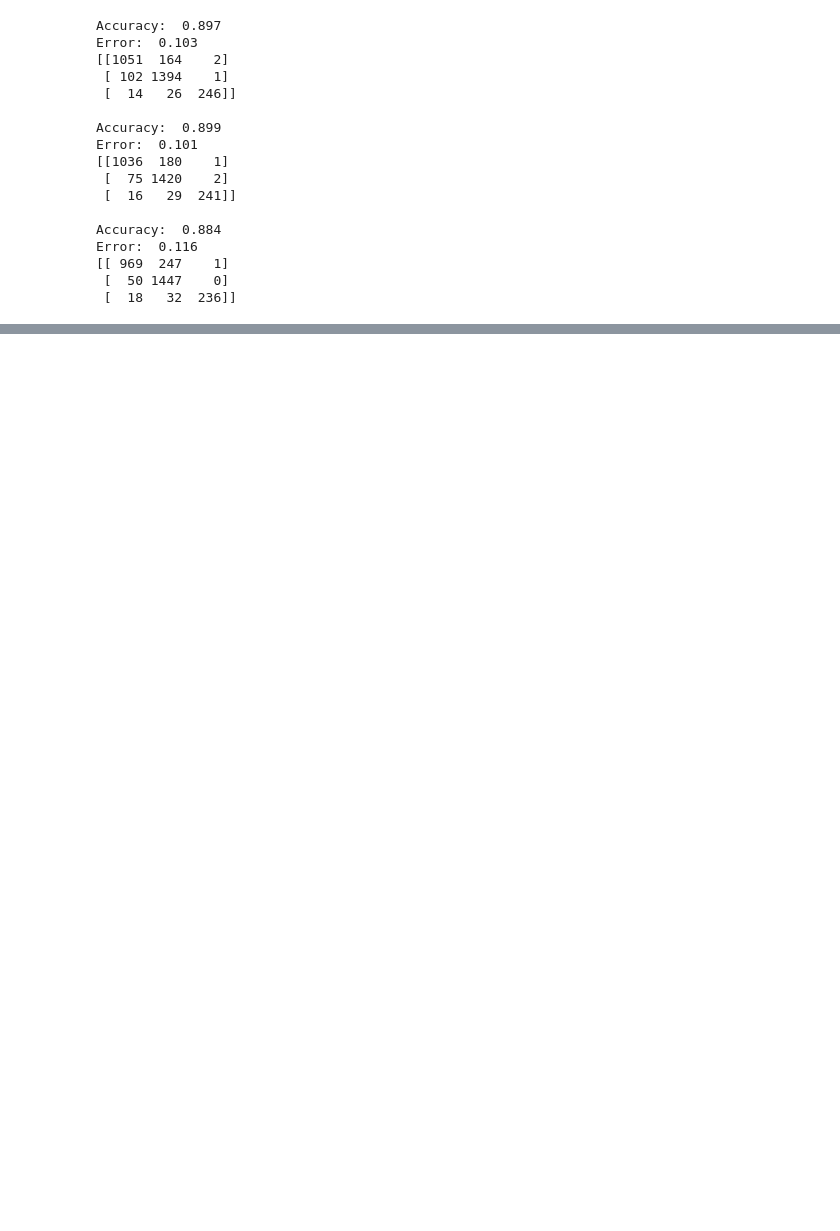
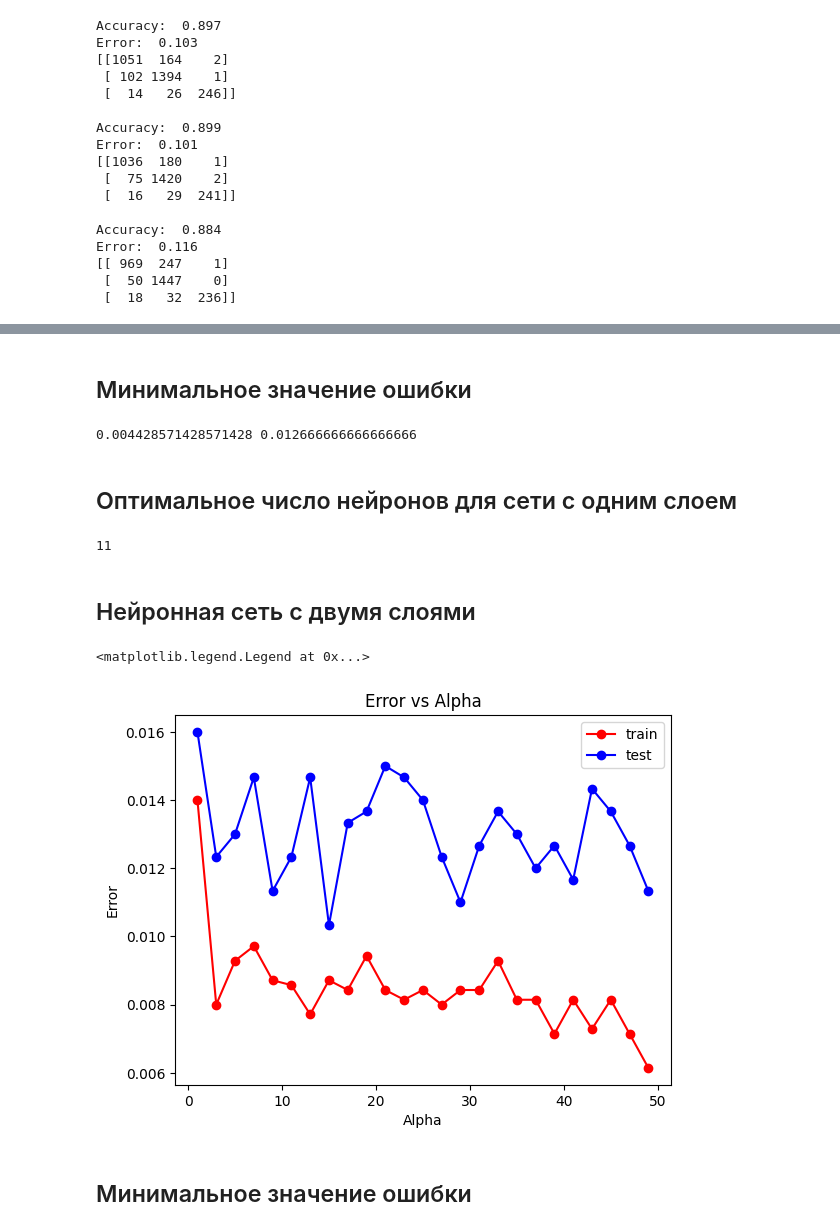
Before and after one commit to 11asa11/ML, a Jupyter notebook: MLLab.ipynb, the cells around one changed output, grey strips where cells are left out. Saved outputs shown, nothing was run; the diff lists cells and outputs as text; code cells hidden in the pictures; blank space fills up the shorter version.

```diff
--- a/MLLab.ipynb
+++ b/MLLab.ipynb
@@ -362,0 +406,35 @@ Error:  0.101
+# %% [markdown]
+## Минимальное значение ошибки
+# %%
+min_train_err = np.min(train_err)
+min_test_err = np.min(test_err)
+print(min_train_err, min_test_err)
+# %% [output]
+0.004428571428571428 0.012666666666666666
+# %% [markdown]
+## Оптимальное число нейронов для сети с одним слоем
+# %%
+optimal_num_for_neural_one = alpha_arr[test_err == min_test_err][0]
+print(optimal_num_for_neural_one)
+# %% [output]
+11
+# %% [markdown]
+## Нейронная сеть с двумя слоями
+# %%
+alpha_arr = np.arange(1, 50, 2)
+train_err = []
+test_err = []
+
+neuralnet(alpha_arr, 1000, 421, True)
+# %%
+plt.plot(alpha_arr, train_err, 'r-o', label = 'train')
+plt.plot(alpha_arr, test_err, 'b-o', label = 'test')
+plt.title('Error vs Alpha')
+plt.xlabel('Alpha')
+plt.ylabel('Error')
+plt.legend()
+# %% [output]
+<matplotlib.legend.Legend at 0x...>
+[figure, added]
+# %% [markdown]
+## Минимальное значение ошибки
```
Also changed, not shown: parts of 51 cells of this notebook.
